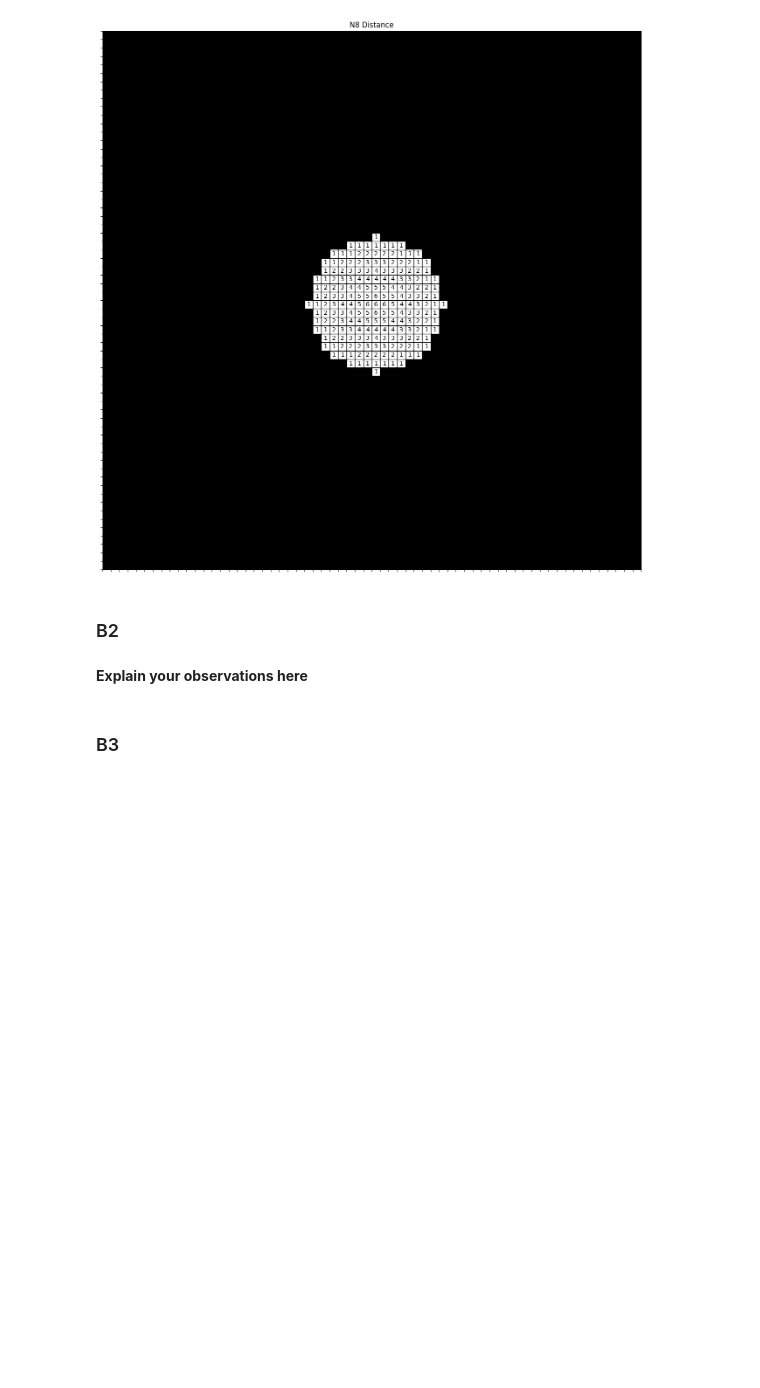
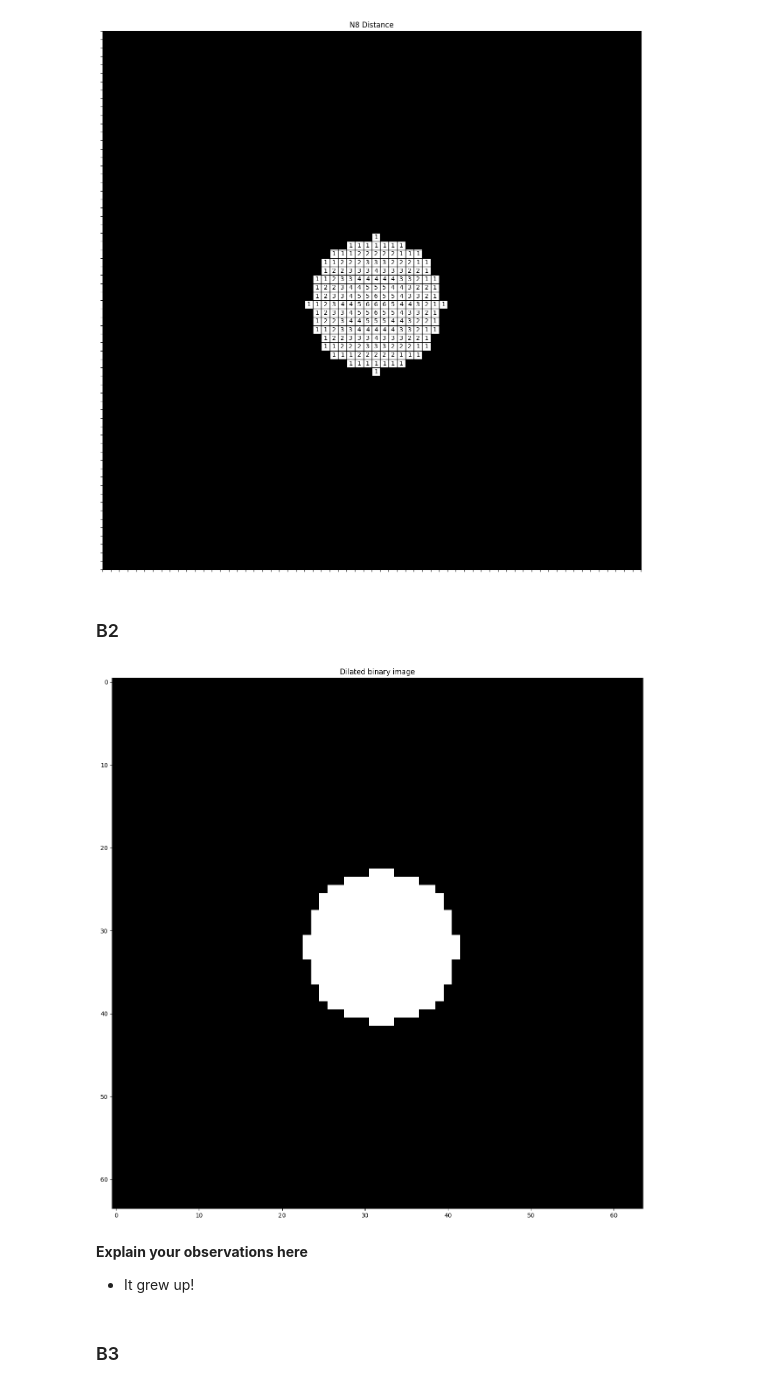
Before and after one commit to ArturKosma/Learning, a Jupyter notebook: jupyter/photogrammetry/photogrammetry_exercise_04.ipynb, the cells around one changed output. Cells and saved outputs as stored; diff of their text form; code cells hidden in the pictures; blank space fills up the shorter version.

Commit message:
finished ex4 finally - dilation

```diff
--- a/jupyter/photogrammetry/photogrammetry_exercise_04.ipynb
+++ b/jupyter/photogrammetry/photogrammetry_exercise_04.ipynb
@@ -428,3 +428,7 @@ plt.show()
 ### B2
 # %%
 # Apply a Dilation to the binary image
+import skimage
+from skimage.morphology import square
+
+dilated = skimage.morphology.dilation(binary_image, square(3))
@@ -433,5 +435,16 @@ plt.show()
+# %%
+# Visualize the dilated binary image
+
+fig, ax = plt.subplots(figsize=(16,16))
+ax.imshow(dilated, cmap='gray')
+ax.set_title('Dilated binary image')
+
+plt.show()
+# %% [output]
+[figure, added]
 # %% [markdown]
 **Explain your observations here**
+- It grew  up!
 # %% [markdown]
 ### B3
 # %%
```
Also changed, not shown: parts of 5 cells of this notebook.
